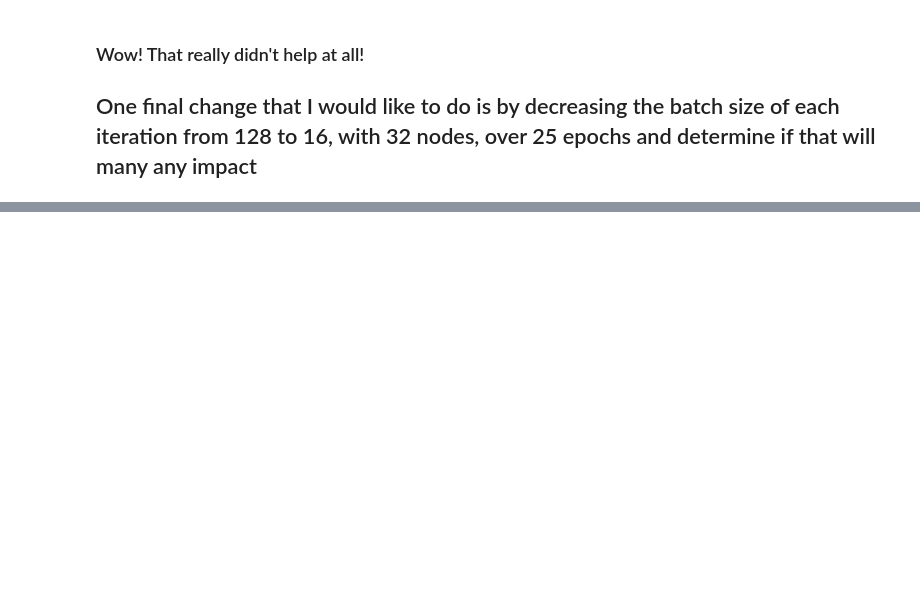
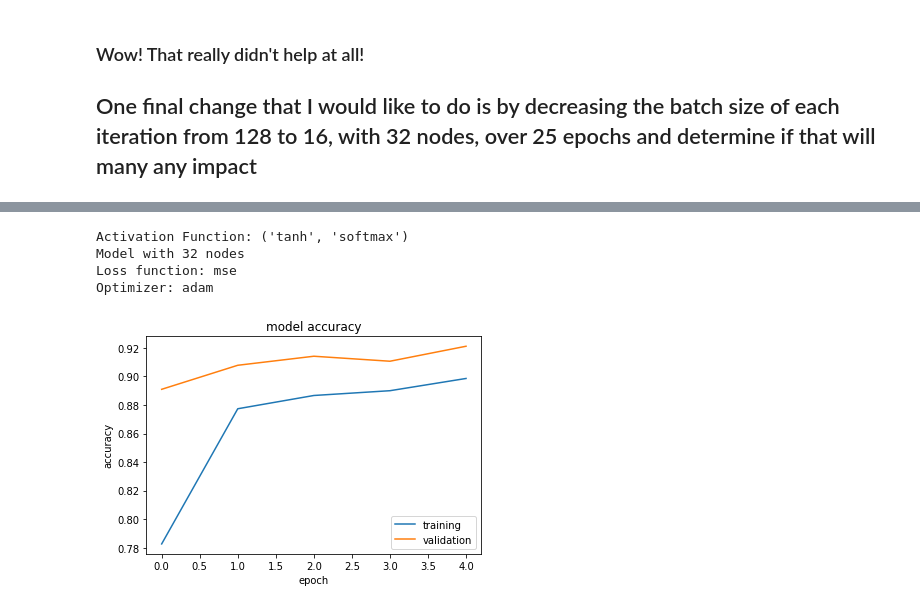
Before and after one commit to stmarple/MachineLearningWithTensorFlow, a Jupyter notebook: FFNN_MNST.ipynb, the cells around one changed output, grey strips where cells are left out. Saved outputs shown, nothing was run; the diff lists cells and outputs as text; code cells hidden in the pictures; blank space fills up the shorter version.

```diff
--- a/FFNN_MNST.ipynb
+++ b/FFNN_MNST.ipynb
@@ -610,0 +729,22 @@ Test accuracy: 0.927
+# %%
+af = 'tanh'
+opt = 'adam'
+loss = 'mse'
+batch = 128
+epoch = 5
+nodes = 32
+mode = 'softmax'
+
+mod = create_model([nodes], af)
+print(f'Activation Function: {af, mode}')
+print(f'Model with{32: 1} nodes')
+print(f'Loss function: {loss}')
+print(f'Optimizer: {opt}')
+eval(mod, batch, epoch,opt, loss)
+print()
+# %% [output]
+Activation Function: ('tanh', 'softmax')
+Model with 32 nodes
+Loss function: mse
+Optimizer: adam
+[figure, added]
```
Also changed, not shown: parts of 33 cells of this notebook.
